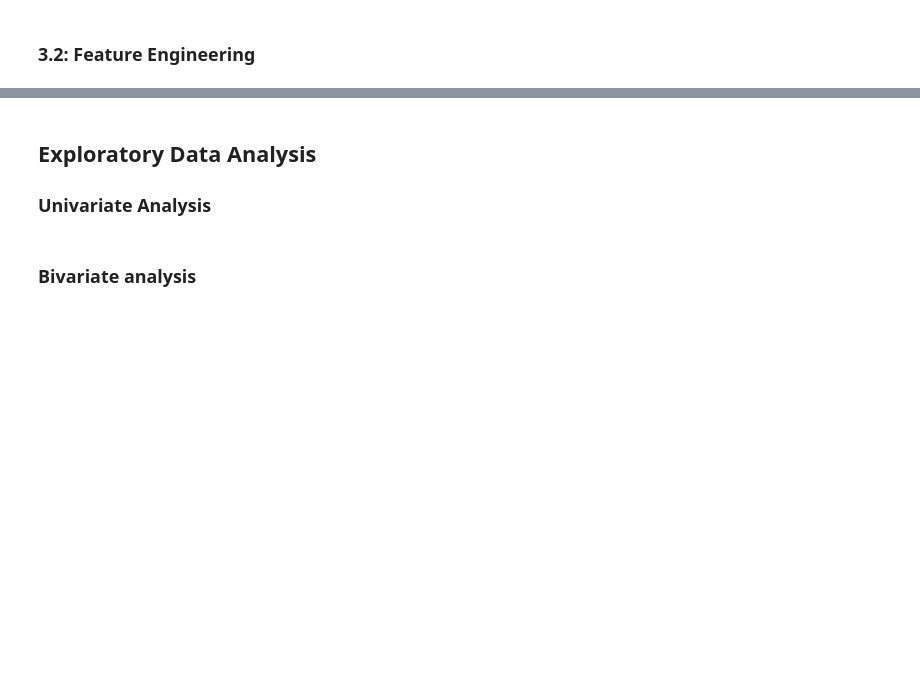
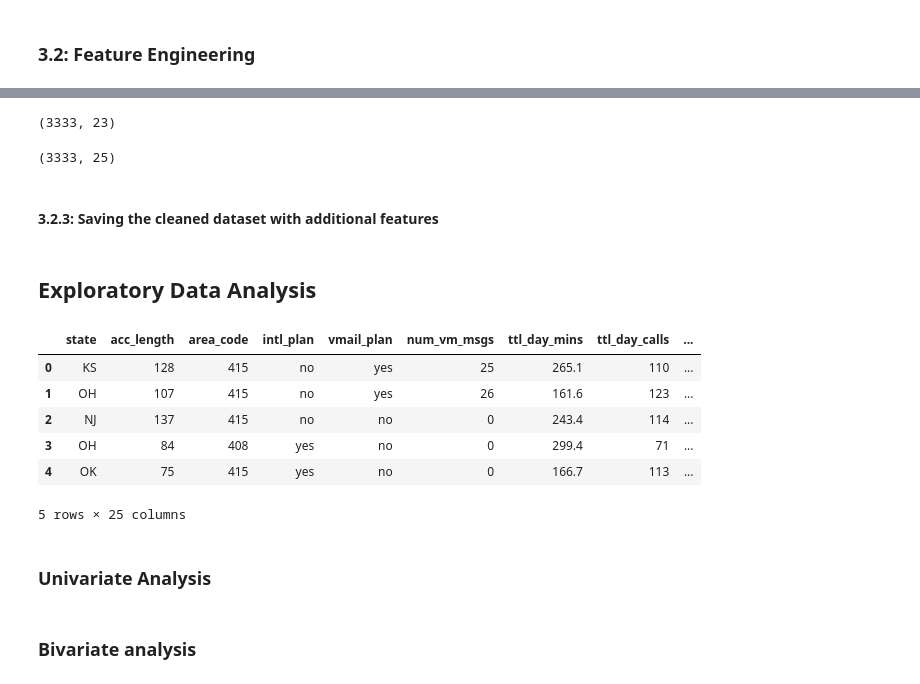
Before and after one commit to C-3DevO/Churn_in_Telecom_phase_3_project, a Jupyter notebook: notebook_001.ipynb, the cells around one changed output, grey strips where cells are left out. Cells and saved outputs as stored; diff of their text form; code cells hidden in the pictures; blank space fills up the shorter version.

```diff
--- a/notebook_001.ipynb
+++ b/notebook_001.ipynb
@@ -359,36 +392,8 @@ Unique items in churn:
 # %%
-#drop cabin
-del data1["Cabin"]
-data1[:2]
-
-#convert the column names to lower case
-#data1.columns = data1.columns.str.lower()
-#data1.columns
-
-#convert pclass to a str
-#data1["pclass"] = data1["pclass"].apply(str)
-#data1.info()
-
-#check the null values
-data1.isna().sum()
-
-#impute the age variable with median
-age_median = data1["Age"].median()
-#impute
-data1["Age"] = data1["Age"].fillna(age_median)
-
-#impute embarked with the mode
-embarked_mode = data1["Embarked"].mode()[0]
-
-data1["Embarked"] = data1["Embarked"].fillna(embarked_mode)
-
-#confirm the imputation
-data1.isna().sum().any()
-
-#check duplicates
-data1.duplicated().sum()
-
-#check outliers
-sns.boxplot(data1,color="r")
-plt.tight_layout()
-plt.grid(alpha=.3)
+#Combining related features
+df1['total_calls'] = (df1['ttl_day_calls'] + df1['ttl_eve_calls'] + df1['ttl_ngt_calls'] + df1['ttl_intl_calls'])
+df1['total_mins'] = (df1['ttl_day_mins'] + df1['ttl_eve_mins'] + df1['ttl_ngt_mins'] + df1['ttl_intl_mins'])
+df1['total_charge'] = (df1['ttl_day_charge'] + df1['ttl_eve_charge'] + df1['ttl_ngt_charge'] + df1['ttl_intl_charge'])
+df1.shape
+# %% [output]
+(3333, 23)
@@ -396,0 +400,9 @@ plt.grid(alpha=.3)
+# %%
+# Creating ratio features
+df1['day_call_ratio'] = df1['ttl_day_calls'] / df1['total_calls'].replace(0, 1)
+df1['intl_ratio'] = df1['ttl_intl_mins'] / df1['total_mins'].replace(0, 1)
+df1.shape
+# %% [output]
+(3333, 25)
+# %% [markdown]
+#### 3.2.3: Saving the cleaned dataset with additional features
@@ -397,7 +411,19 @@ plt.grid(alpha=.3)
 # %% [markdown]
 ## Exploratory Data Analysis
-
-### Univariate Analysis
+# %%
+#importing the extended dataset
+data_e = pd.read_csv('cleaned_data/data_extended.csv')
+data_e.head()
+# %% [output]
+|  | state | acc_length | area_code | intl_plan | vmail_plan | num_vm_msgs | ttl_day_mins | ttl_day_calls | ... |
+| 0 | KS | 128 | 415 | no | yes | 25 | 265.1 | 110 | ... |
+| 1 | OH | 107 | 415 | no | yes | 26 | 161.6 | 123 | ... |
+| 2 | NJ | 137 | 415 | no | no | 0 | 243.4 | 114 | ... |
+| 3 | OH | 84 | 408 | yes | no | 0 | 299.4 | 71 | ... |
+| 4 | OK | 75 | 415 | yes | no | 0 | 166.7 | 113 | ... |
+5 rows × 25 columns
+# %% [markdown]
+### Univariate Analysis
 # %% [markdown]
 ###  Bivariate analysis
 # %% [markdown]
```
Also changed, not shown: parts of 15 cells of this notebook, 2 other files.
